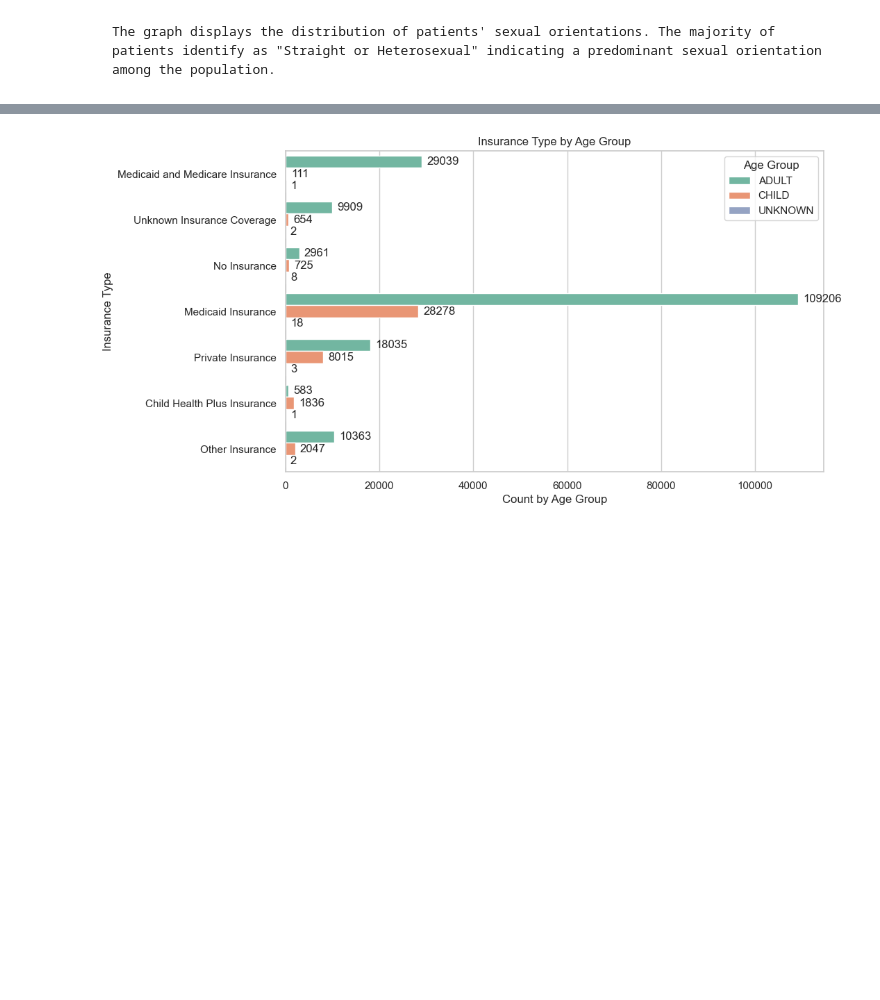
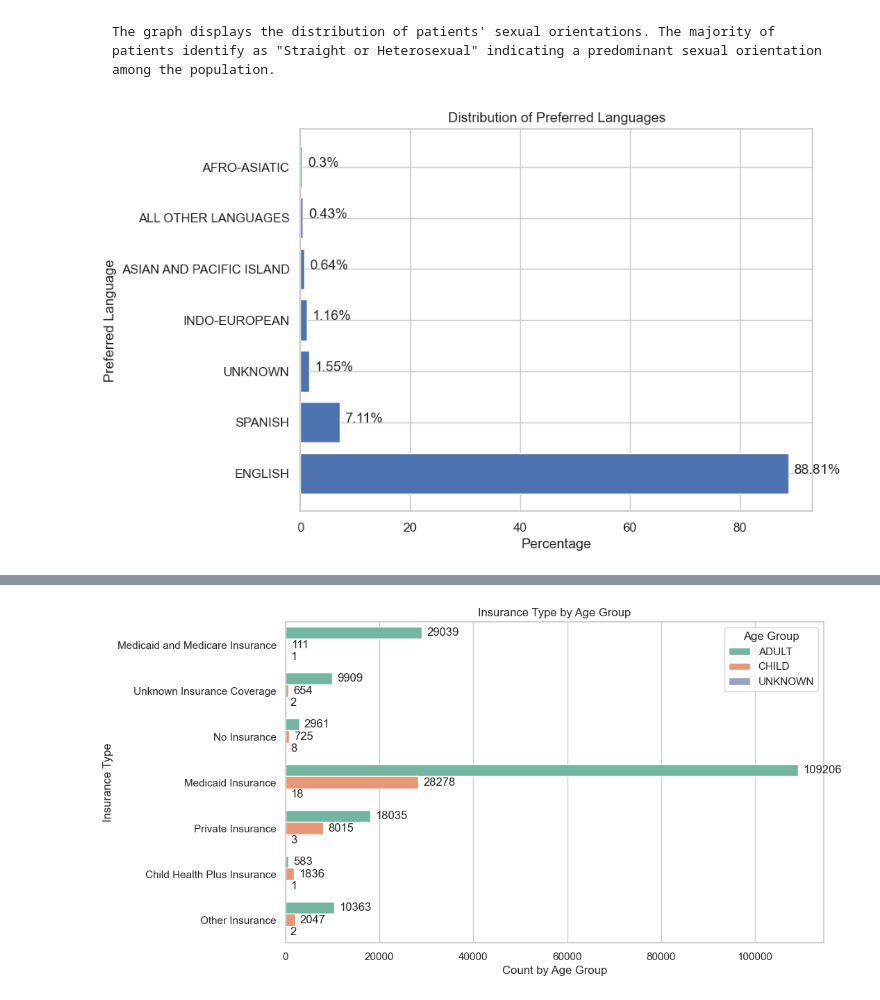
Before and after one commit to TheaClarisseDelosSantos/IT-BA-3204-EquiHealth, a Jupyter notebook: PatientDemographics.ipynb, the cells around one changed output, grey strips where cells are left out. Saved outputs shown, nothing was run; the diff lists cells and outputs as text; code cells hidden in the pictures; blank space fills up the shorter version.

```diff
--- a/PatientDemographics.ipynb
+++ b/PatientDemographics.ipynb
@@ -53,7 +53,6 @@ display(df)
 df2 = pd.DataFrame(df)
 df2.drop(['Survey Year',
          'Veteran Status',
-         'Employment Status',
          'Number Of Hours Worked Each Week',
          'Special Education Services',
          'Mental Illness',
@@ -263,3 +262,25 @@ plt.show()
 [figure]
 # %% [markdown]
     The graph displays the distribution of patients' sexual orientations. The majority of patients identify as "Straight or Heterosexual" indicating a predominant sexual orientation among the population.
+# %%
+frequency_table = df['Preferred Language'].value_counts()
+percentage_table = frequency_table / frequency_table.sum() * 100
+percentage_table = percentage_table.round(2)
+
+percentage_table = percentage_table.sort_values(ascending=False)
+
+plt.figure(figsize=(8, 6))
+plt.barh(percentage_table.index, percentage_table.values)
+
+plt.xlabel('Percentage')
+plt.ylabel('Preferred Language')
+plt.title('Distribution of Preferred Languages')
+
+for i, v in enumerate(percentage_table.values):
+    plt.text(v + 1, i, str(v) + '%')
+
+
+
+plt.show()
+# %% [output]
+[figure, added]
```
Also changed, not shown: parts of 2 cells of this notebook.
